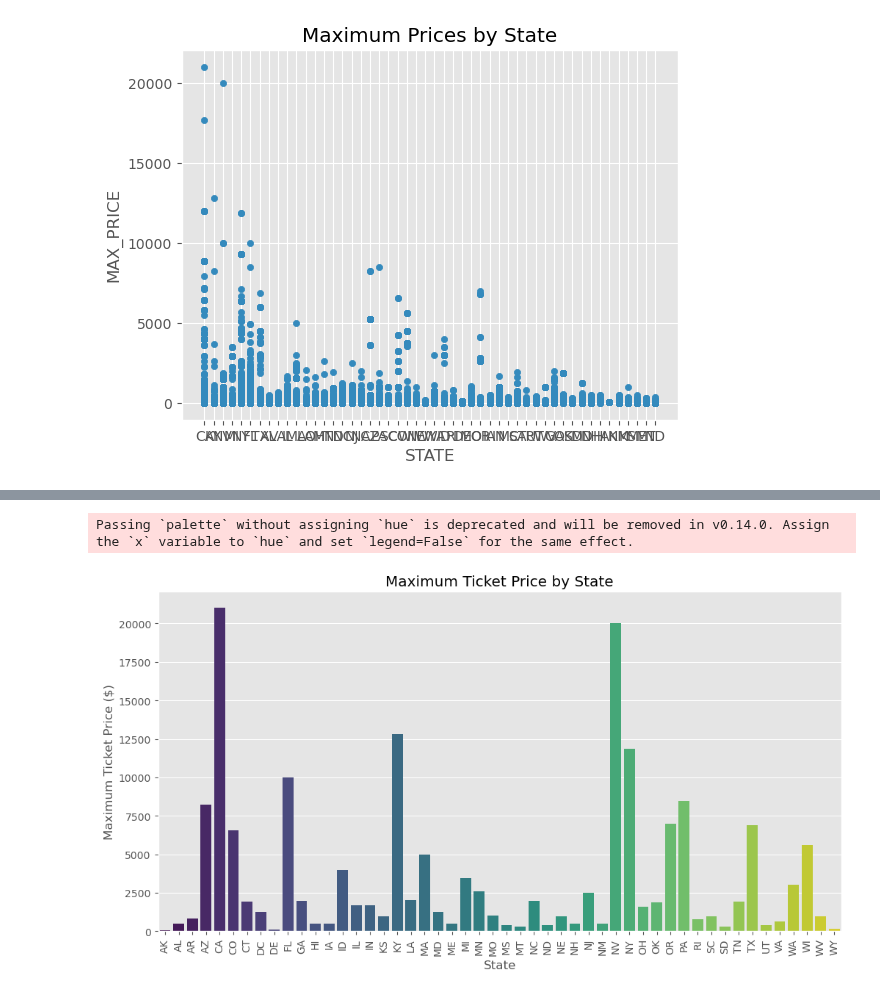
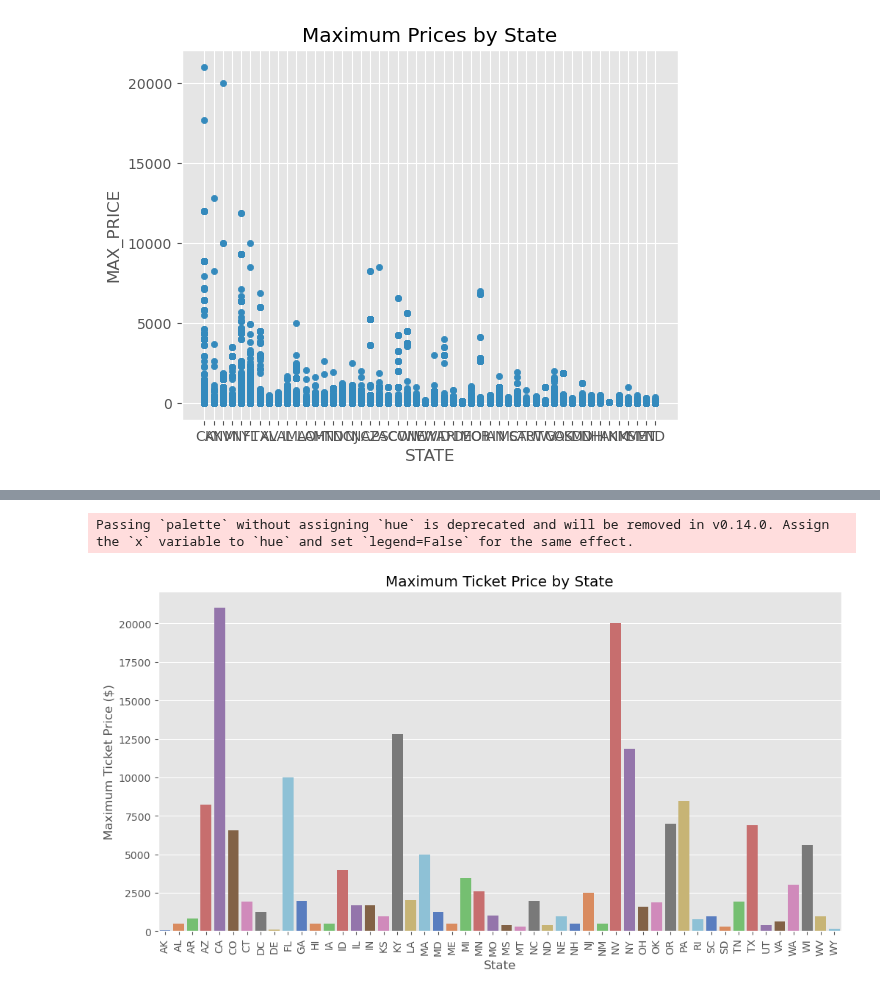
Before and after one commit to dq93/TicketMasterAPI, a Jupyter notebook: notebooks/Jacque_eda.ipynb, the cells around one changed output, grey strips where cells are left out. Saved outputs shown, nothing was run; the diff lists cells and outputs as text; code cells hidden in the pictures.

```diff
--- a/notebooks/Jacque_eda.ipynb
+++ b/notebooks/Jacque_eda.ipynb
@@ -366,17 +368,17 @@ print(max_price_by_state)
 # %%
 # set the figure size
 plt.figure(figsize=(12,6))
 
 # create bar plot
-sns.barplot(x="STATE", y="MAX_PRICE", data=max_price_by_state, palette="viridis")
+sns.barplot(x="STATE", y="MAX_PRICE", data=max_price_by_state, palette="muted")
 
 # add labels and titles
 plt.xlabel("State")
 plt.ylabel("Maximum Ticket Price ($)")
 plt.title("Maximum Ticket Price by State")
 plt.xticks(rotation=90) #this rotates the state labels for better readability
 
 plt.show()
 # %% [output]
 Passing `palette` without assigning `hue` is deprecated and will be removed in v0.14.0. Assign the `x` variable to `hue` and set `legend=False` for the same effect.
-[figure, old version]
+[figure, new version]
```
Also changed, not shown: parts of 2 cells of this notebook.
